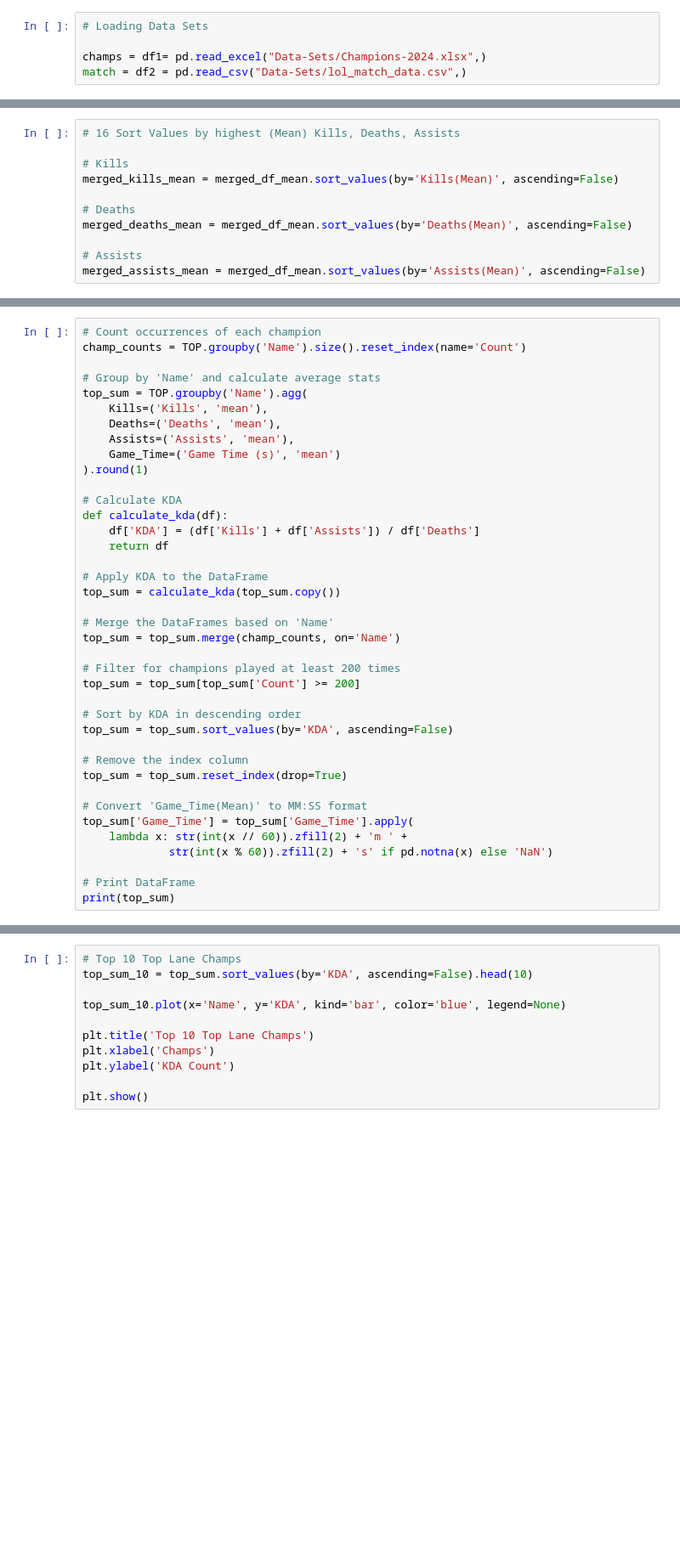
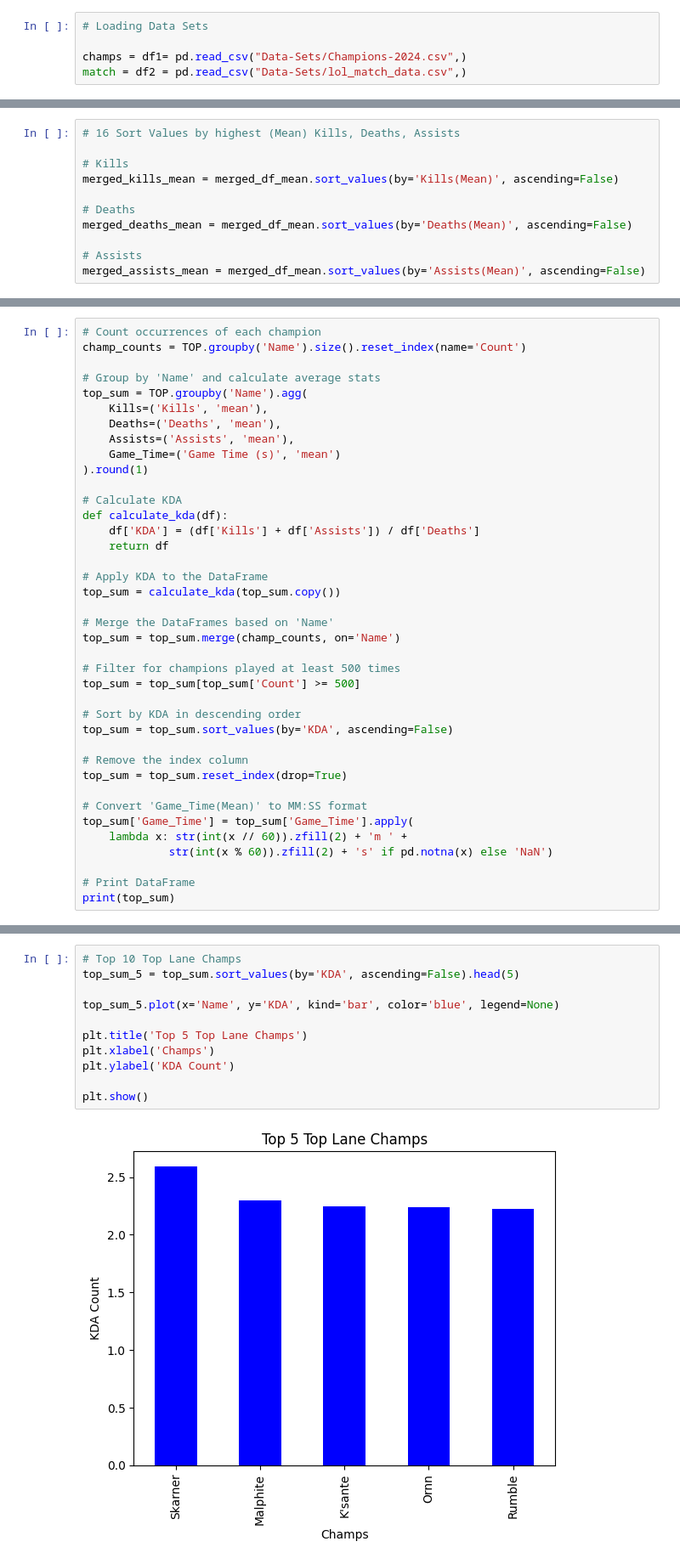
Before and after one commit to L8onii/Capstone-LOL, a Jupyter notebook: LOL-Notebook.ipynb, the cells around one changed output, grey strips where cells are left out. Shown at 85% size. Saved outputs shown, nothing was run; the diff lists cells and outputs as text; blank space fills up the shorter version.

```diff
--- a/LOL-Notebook.ipynb
+++ b/LOL-Notebook.ipynb
@@ -7,7 +7,7 @@ import matplotlib.pyplot as plt
 # %%
 # Loading Data Sets
 
-champs = df1= pd.read_excel("Data-Sets/Champions-2024.xlsx",)
+champs = df1= pd.read_csv("Data-Sets/Champions-2024.csv",)
 match = df2 = pd.read_csv("Data-Sets/lol_match_data.csv",)
 # %%
 # Champion Details (Can Skip)
@@ -509,8 +777,8 @@ top_sum = calculate_kda(top_sum.copy())
 # Merge the DataFrames based on 'Name'
 top_sum = top_sum.merge(champ_counts, on='Name')
 
-# Filter for champions played at least 200 times
-top_sum = top_sum[top_sum['Count'] >= 200]
+# Filter for champions played at least 500 times
+top_sum = top_sum[top_sum['Count'] >= 500]
 
 # Sort by KDA in descending order
 top_sum = top_sum.sort_values(by='KDA', ascending=False)
@@ -528,14 +814,16 @@ print(top_sum)
 # %%
 # Top 10 Top Lane Champs
-top_sum_10 = top_sum.sort_values(by='KDA', ascending=False).head(10)
+top_sum_5 = top_sum.sort_values(by='KDA', ascending=False).head(5)
 
-top_sum_10.plot(x='Name', y='KDA', kind='bar', color='blue', legend=None)
+top_sum_5.plot(x='Name', y='KDA', kind='bar', color='blue', legend=None)
 
-plt.title('Top 10 Top Lane Champs')
+plt.title('Top 5 Top Lane Champs')
 plt.xlabel('Champs')
 plt.ylabel('KDA Count')
 
 plt.show()
+# %% [output]
+[figure, added]
 # %%
 # JUNGLE Data Frame
 
```
Also changed, not shown: parts of 34 cells of this notebook.
